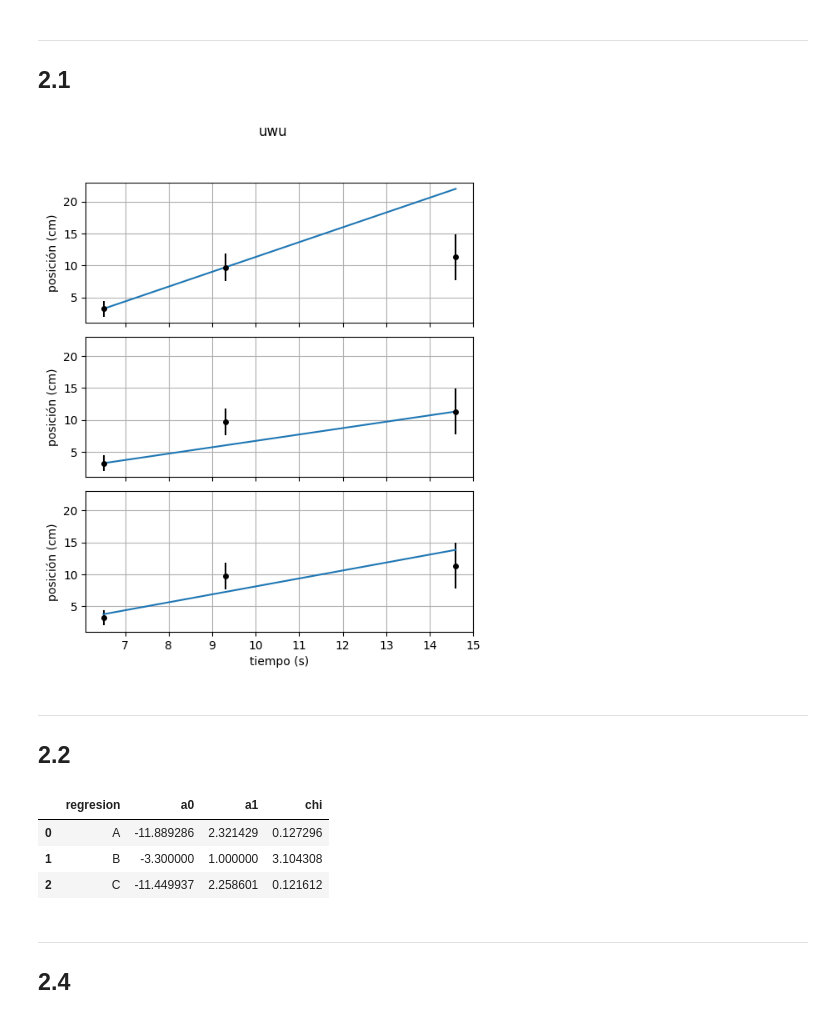
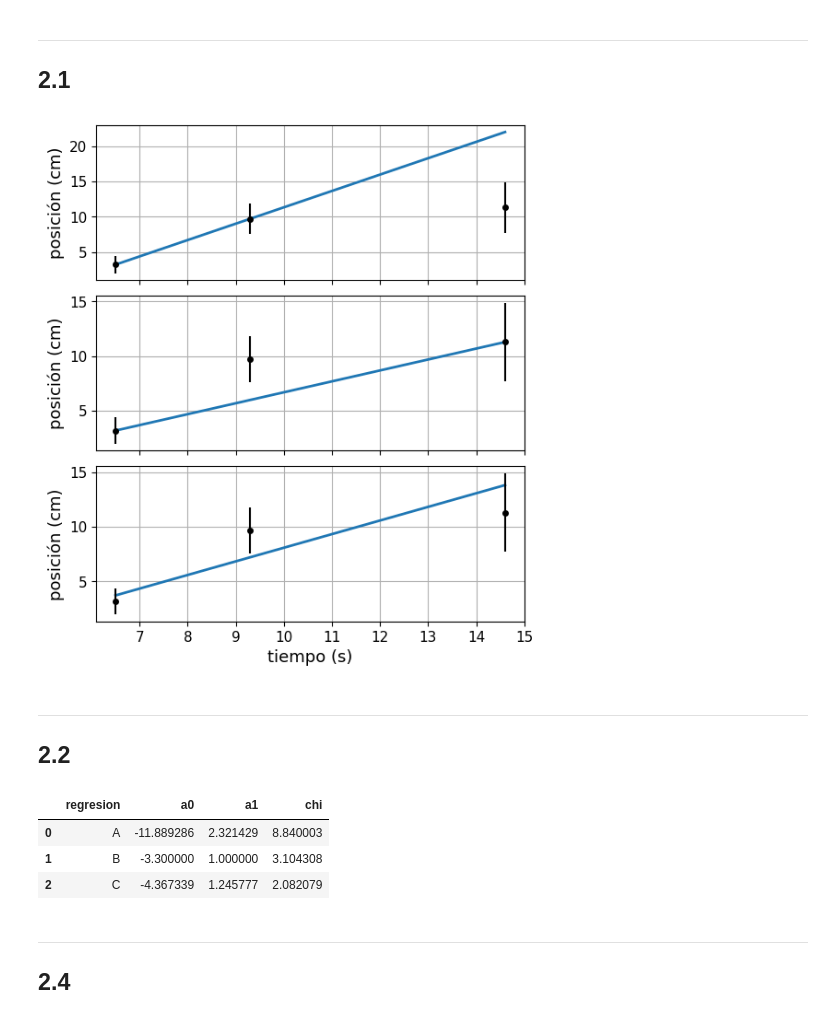
Before and after one commit to dangarciahe/ProblemasExperimental, a Jupyter notebook: Punto2.ipynb, the cells around one changed output. Saved outputs shown, nothing was run; the diff lists cells and outputs as text; code cells hidden in the pictures.

```diff
--- a/Punto2.ipynb
+++ b/Punto2.ipynb
@@ -45,48 +45,48 @@ def plot_line(obj, m, b):
     YY = []
     for ii in range (2):
         YY.append(m*XX[ii] + b)
-    obj.plot(XX, YY)
+    obj.plot(XX, YY,linewidth=2)
 
 
 xmin = datos["t(s)"][0]
 xmax = datos["t(s)"][2]
 
 m1, b1 = find_mb(datos["t(s)"][0], datos["t(s)"][1], datos["x(cm)"][0], datos["x(cm)"][1])
 m2, b2 = find_mb(datos["t(s)"][0], datos["t(s)"][2], datos["x(cm)"][0], datos["x(cm)"][2])
 popt_xi1, pcov_xi1 = curve_fit(func_linear, datos["t(s)"], datos["x(cm)"], sigma=datos["sigmax(cm)"])
 mxi1, bxi1 = popt_xi1
 
 
 
 # Used for finding xi2 of each regression
 y1data = reg_values(m1, b1, datos["t(s)"])
 y2data = reg_values(m2, b2, datos["t(s)"])
 y3data = reg_values(mxi1, bxi1, datos["t(s)"])
 
 
 fig = plt.figure(figsize=(6,7))
 gs = fig.add_gridspec(3, hspace=0.1) #Sin espacio entre las gráficas
-axis = gs.subplots(sharex=True, sharey=True)
-fig.suptitle("uwu")
+axis = gs.subplots(sharex=True, sharey=False)
+#fig.suptitle("uwu")
+plot_line(axis[0], m1, b1)
+plot_line(axis[1], m2, b2)
+plot_line(axis[2], mxi1, bxi1)
 for ii in range (len(axis)):
     plot_points(ii, datos["t(s)"], datos["x(cm)"], datos["sigmax(cm)"])
-    axis[ii].set(ylabel="posición (cm)")
+    axis[ii].tick_params(axis="both", labelsize=11)
+    axis[ii].set_ylabel("posición (cm)", size=13)
     #axis[ii].legend()
     #axis[ii].label_outer() #Quita los ticks de las gráficas no fronteras
     #axis[ii].minorticks_on()
     axis[ii].grid(which="both")
     axis[ii].set_axisbelow(True)
 
-plot_line(axis[0], m1, b1)
-plot_line(axis[1], m2, b2)
-plot_line(axis[2], mxi1, bxi1)
 
-
-plt.xlabel("tiempo (s)")
-#plt.savefig("12.pdf")
+plt.xlabel("tiempo (s)", fontsize=13)
+plt.savefig("original.pdf")
 plt.show()
 # %% [output]
-[figure, old version]
+[figure, new version]
 # %% [markdown]
 ---
 ## 2.2
@@ -99,19 +99,19 @@ def find_xi(xdata, ydata, yerror, f):
 
 xi1 = find_xi(datos["t(s)"], datos["x(cm)"], datos["sigmax(cm)"], y1data)
 xi2 = find_xi(datos["t(s)"], datos["x(cm)"], datos["sigmax(cm)"], y2data)
-xixi = find_xi(datos["t(s)"], datos["x(cm)"], datos["sigmax(cm)"], y3data)
+xixi1 = find_xi(datos["t(s)"], datos["x(cm)"], datos["sigmax(cm)"], y3data)
 
 ## DataFrame con los valores de las regresiones
 df_regval = pd.DataFrame(columns=['regresion','a0', 'a1', 'chi'])
 df_regval.loc[0] = ["A", b1, m1, xi1]
 df_regval.loc[1] = ["B", b2, m2, xi2]
-df_regval.loc[2] = ["C", bxi, mxi, xixi]
+df_regval.loc[2] = ["C", bxi1, mxi1, xixi1]
 df_regval
 # %% [output]
 |  | regresion | a0 | a1 | chi |
-| 0 | A | -11.889286 | 2.321429 | 0.127296 |
+| 0 | A | -11.889286 | 2.321429 | 8.840003 |
 | 1 | B | -3.300000 | 1.000000 | 3.104308 |
-| 2 | C | -11.449937 | 2.258601 | 0.121612 |
+| 2 | C | -4.367339 | 1.245777 | 2.082079 |
 # %% [markdown]
 ---
 ## 2.4
```
Also changed, not shown: parts of 3 cells of this notebook, 5 other files.
